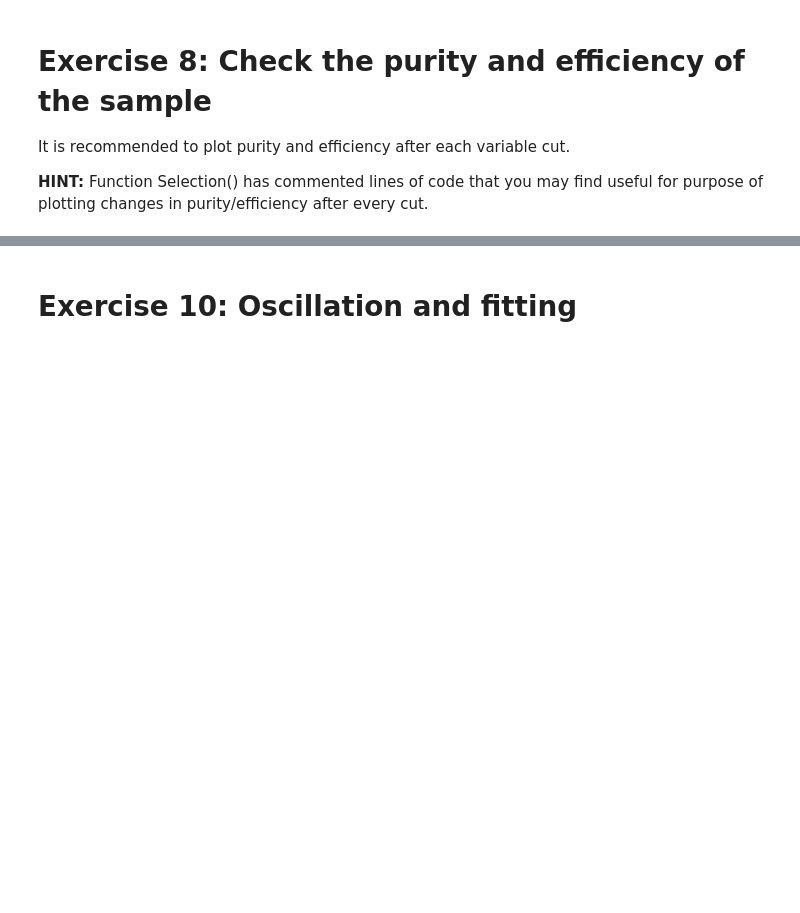
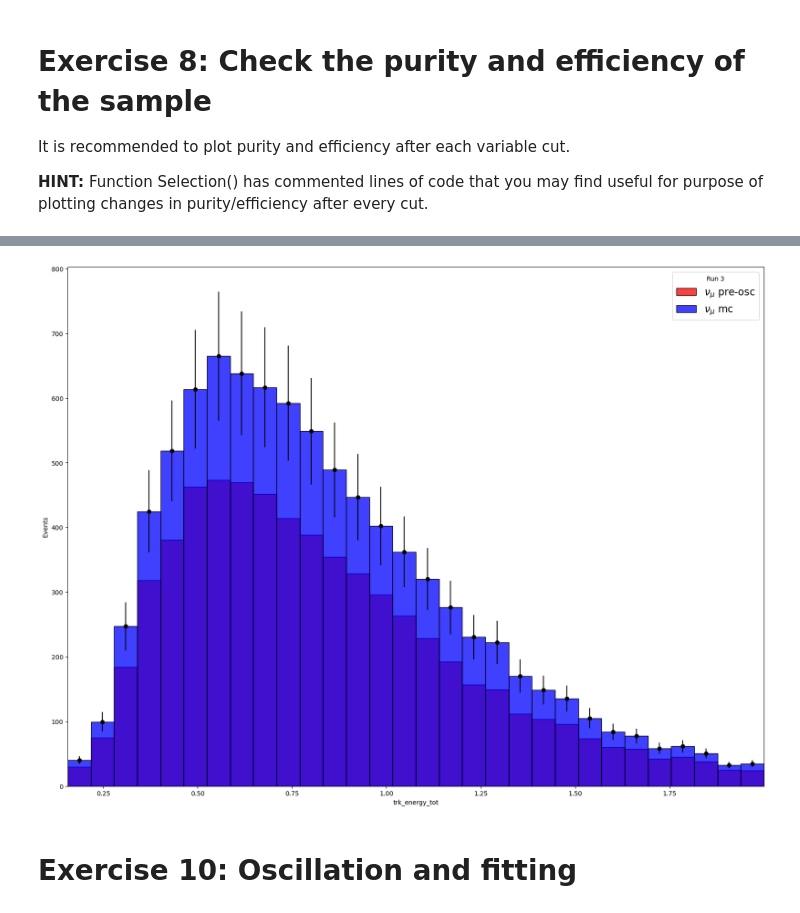
Before and after one commit to chendurshr/MicroBooNE-sem6, a Jupyter notebook: MainAnalysis_template.ipynb, the cells around one changed output, grey strips where cells are left out. Cells and saved outputs as stored; diff of their text form; code cells hidden in the pictures; blank space fills up the shorter version.

```diff
--- a/MainAnalysis_template.ipynb
+++ b/MainAnalysis_template.ipynb
@@ -570,5 +536,46 @@ def data_binning(data_frame, exp_data, x_variable):
+# %%
+def modded_multi_hist_plot_fnc(osc_data, mc_data, x_variable, plot = True):
+    BIN = 30
+    bin_edges = np.linspace(np.min(osc_data[x_variable]), np.max(osc_data[x_variable]), BIN + 1)
+    osc_counts, _ = np.histogram(osc_data[x_variable], bins=bin_edges, weights=osc_data["weight"])
+    mc_counts, _ = np.histogram(mc_data[x_variable], bins=bin_edges, weights=mc_data["weight"])
+
+    # Compute bin centers
+    bin_centers = (bin_edges[:-1] + bin_edges[1:]) / 2
+
+    # Compute Poisson error bars (sqrt of weights sum)
+    mc_errors = 0.15 * mc_counts
+  #  osc_errors = np.sqrt(np.histogram(osc_data[x_variable], bins=bin_edges, weights=osc_data["weight"] ** 2)[0])
+
+    # Plot histogram with seaborn
+    if plot:
+        plt.figure(figsize=(20,15))
+
+        i = sns.histplot(data=osc_data, x=x_variable, multiple="stack", #hue="category", palette='deep',
+             color = 'red', weights = osc_data['weight'], bins=BIN, legend=False)
+
+        j = sns.histplot(data=mc_data, x=x_variable, multiple="stack", #hue="category", palette='deep',
+             color = 'blue', weights = mc_data['weight'], bins=BIN, legend=False)
+
+        i.set(xlabel='trk_energy_tot', ylabel="Events")
+
+       # plt.plot(bin_centers, data_counts * data_frame['weight'], label="Data", marker='o', color="k", linestyle= "")
+        bar_width = (bin_edges[1] - bin_edges[0])  # Width of each bin
+        plt.errorbar(bin_centers, mc_counts, yerr=mc_errors, fmt='o', color='black', label="Stat. Error")
+
+        # Adjustments
+        plt.xlim([np.min(osc_data[x_variable]), np.max(osc_data[x_variable])])
+        plt.legend(title='Run 3', fontsize=16, loc='upper right', labels=[
+            r"$\nu_{\mu}$ pre-osc", r"$\nu_{\mu}$ mc"])
+        plt.show()
+    return bin_centers, osc_counts, mc_counts, mc_errors
 # %%
-x, mc_y, data_y, y_errors = data_binning(OSC_DATA_CUT, MC_EXT_CUT, 'trk_energy_tot')
+x, osc_counts, mc_counts, mc_errors = modded_multi_hist_plot_fnc(OSC_DATA_CUT, MC_EXT_CUT, 'trk_energy_tot')
+
+#        plt.bar(bin_centers, 2 * errors, bottom = osc_counts - errors,
+#                width=bar_width, color='grey', alpha=0.5, hatch='//', label="Stat. Error")
+# %% [output]
+[figure, added]
 # %% [markdown]
 # Exercise 10: Oscillation and fitting
 # %% [markdown]
```
Also changed, not shown: parts of 31 cells of this notebook.
